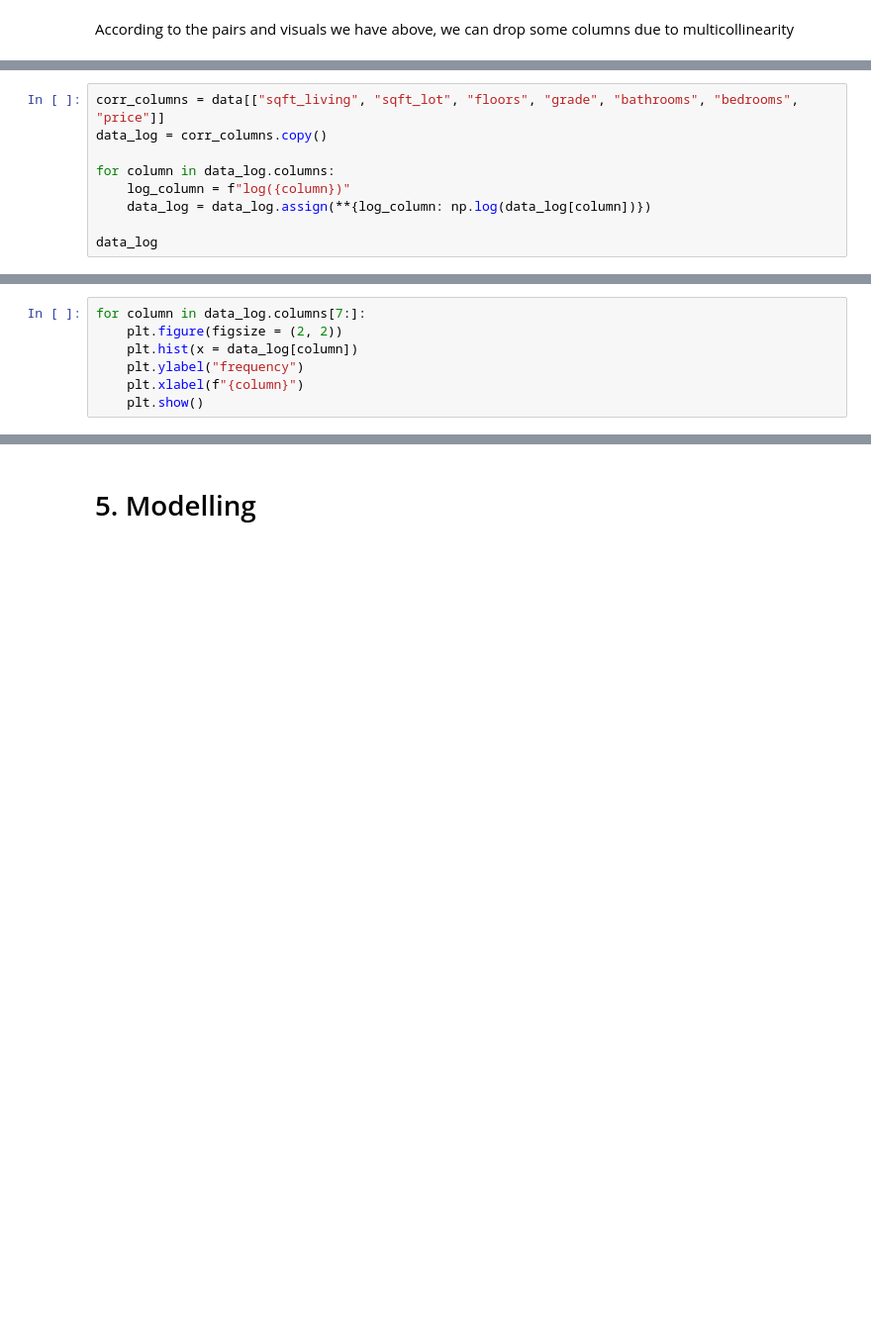
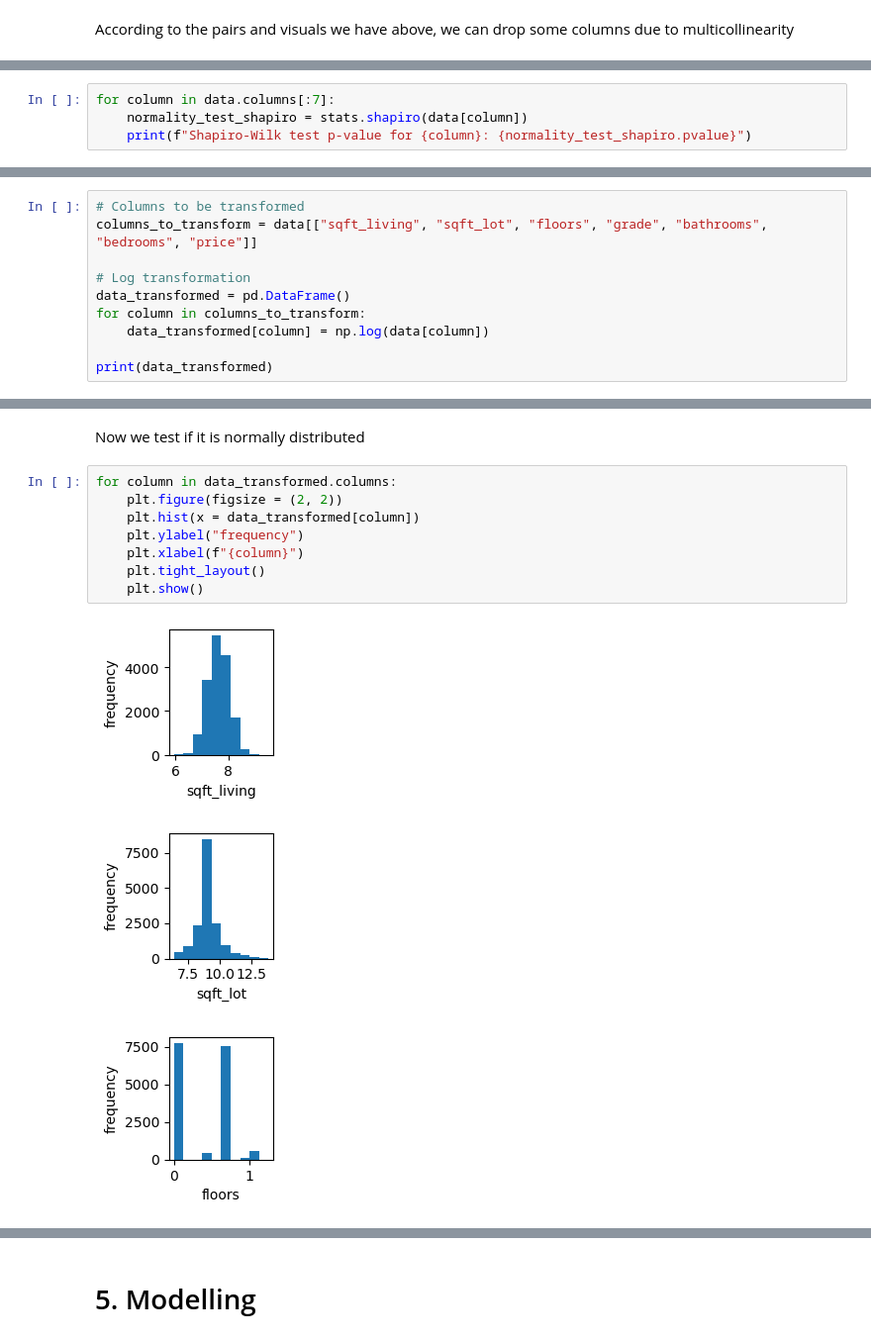
Before and after one commit to MuchiriKinyua/Real-Estate-Management-System, a Jupyter notebook: student.ipynb, the cells around one changed output, grey strips where cells are left out. Shown at 99% size. Saved outputs shown, nothing was run; the diff lists cells and outputs as text; blank space fills up the shorter version.

Commit message:
Normal distribution

```diff
--- a/student.ipynb
+++ b/student.ipynb
@@ -683,9 +596,0 @@ for column in data_log.columns:
-# %%
-corr_columns = data[["sqft_living", "sqft_lot", "floors", "grade", "bathrooms", "bedrooms", "price"]]
-data_log = corr_columns.copy()
-
-for column in data_log.columns:
-    log_column = f"log({column})"
-    data_log = data_log.assign(**{log_column: np.log(data_log[column])})
-
-data_log
@@ -706,7 +596,0 @@ data_log
-# %%
-for column in data_log.columns[7:]:
-    plt.figure(figsize = (2, 2))
-    plt.hist(x = data_log[column])
-    plt.ylabel("frequency")
-    plt.xlabel(f"{column}")
-    plt.show()
@@ -728,0 +656,4 @@ for column in data_log.columns[7:]:
+# %%
+for column in data.columns[:7]:
+    normality_test_shapiro = stats.shapiro(data[column])
+    print(f"Shapiro-Wilk test p-value for {column}: {normality_test_shapiro.pvalue}")
@@ -728,0 +687,10 @@ for column in data_log.columns[7:]:
+# %%
+# Columns to be transformed
+columns_to_transform = data[["sqft_living", "sqft_lot", "floors", "grade", "bathrooms", "bedrooms", "price"]]
+
+# Log transformation
+data_transformed = pd.DataFrame()
+for column in columns_to_transform:
+    data_transformed[column] = np.log(data[column])
+
+print(data_transformed)
@@ -728,0 +715,14 @@ for column in data_log.columns[7:]:
+# %% [markdown]
+Now we test if it is normally distributed
+# %%
+for column in data_transformed.columns:
+    plt.figure(figsize = (2, 2))
+    plt.hist(x = data_transformed[column])
+    plt.ylabel("frequency")
+    plt.xlabel(f"{column}")
+    plt.tight_layout()
+    plt.show()
+# %% [output]
+[figure, added]
+[figure, added]
+[figure, added]
```
Also changed, not shown: parts of 51 cells of this notebook.
